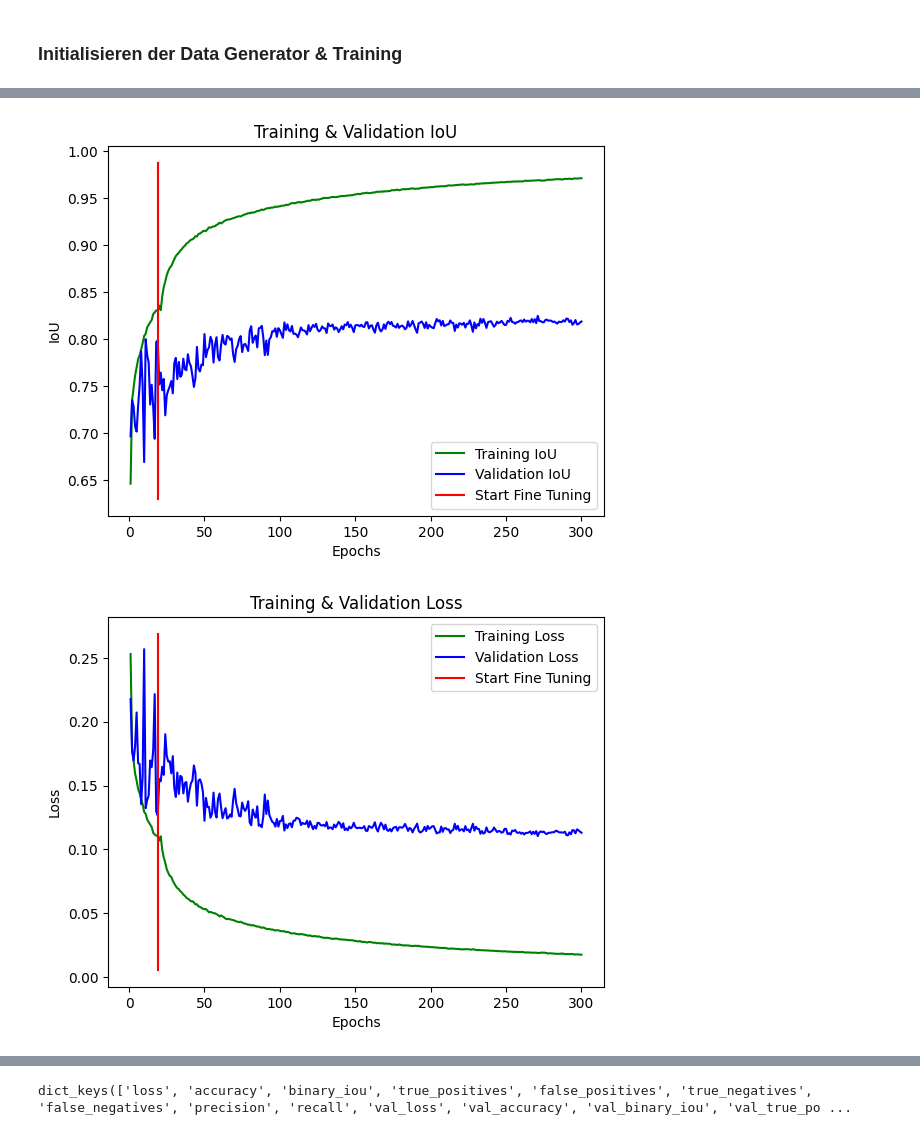
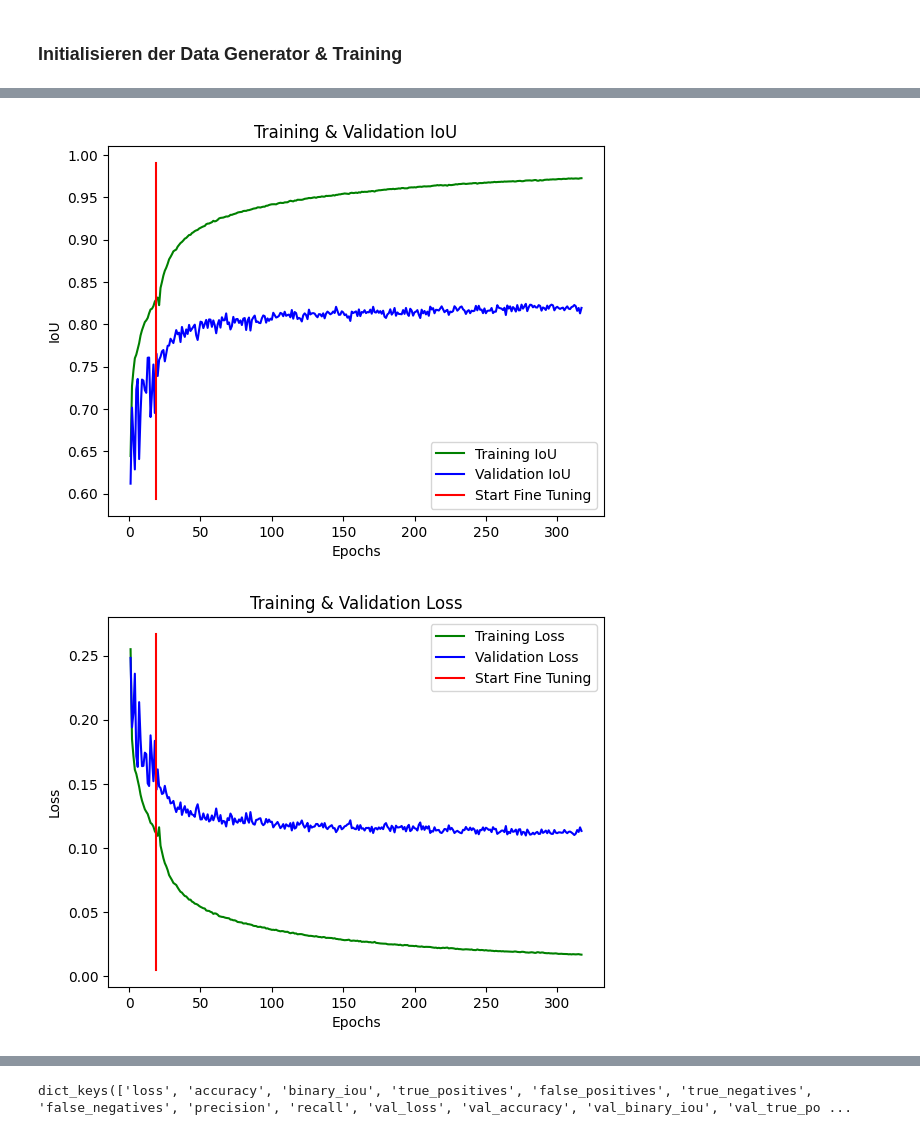
Before and after one commit to ManuelW663/Master_Wurzer, a Jupyter notebook: code/run_tensorflow.ipynb, the cells around one changed output, grey strips where cells are left out. Saved outputs shown, nothing was run; the diff lists cells and outputs as text; code cells hidden in the pictures.

```diff
--- a/code/run_tensorflow.ipynb
+++ b/code/run_tensorflow.ipynb
@@ -460,7 +460,7 @@ def compile_model(unet, learning_rate):
     unet.compile(optimizer= optimizer, loss= loss, metrics= metrics)
 
 
-def get_callbacks(model_name, output_folder_prefix):
+def get_callbacks(model_name, output_folder_prefix, do_early_stop):
     checkpoint_path = f'../output/{output_folder_prefix}_checkpoints/{model_name}'
     logger_path = f'../output/{output_folder_prefix}_logger/{model_name}'
 
@@ -478,6 +478,17 @@ def get_callbacks(model_name, output_folder_prefix):
 
     callbacks = [checkpoint_callback, history_logger]
 
+    if do_early_stop:
+        early_stop =  tf.keras.callbacks.EarlyStopping(
+                    monitor='val_binary_iou',
+                    min_delta=0,
+                    patience=40,
+                    verbose=1,
+                    mode='max',
+                    )
+
+        callbacks.append(early_stop)
+
     return callbacks
 # %% [markdown]
 ### Versuchsreihe Freeze-From
@@ -722,10 +733,11 @@ FT_train_first_layer = True
 
 initial_epochs = 20
 fine_tune_epochs = 480
+total_epochs = initial_epochs + fine_tune_epochs
 
-early_stop = False
+early_stop = True
 
-model_name = f'Final_{pretrained_weights}_rgbDrop_{rgb_drop}_earlyStop_{early_stop}_e{initial_epochs + fine_tune_epochs}'
+model_name = f'Final_{pretrained_weights}_rgbDrop_{rgb_drop}_earlyStop_{early_stop}_e{total_epochs}'
 
 # Präfix der checkpoint und logger Ordner im Verzeichnis
 output_folder_prefix = 'final_runs'
@@ -763,7 +775,7 @@ test_data_generator = CustomDataGenerator(
     msk_directory = f'../data/Potsdam/{patch_size}_patches/split_folders{training_split}/test/masks'
 )
 
-callbacks = get_callbacks(model_name, output_folder_prefix)
+callbacks = get_callbacks(model_name, output_folder_prefix, early_stop)
 
 start = time()
 
@@ -804,7 +816,7 @@ history_fine = unet.fit(train_data_generator,
                         validation_data= val_data_generator,
                         callbacks= callbacks,
                         epochs= total_epochs,
-                        initial_epoch= model_history.epoch[-1])
+                        initial_epoch= initial_epochs)
 
 training_time = time() - start
 # %% [output]
@@ -873,7 +881,7 @@ eval_out = unet.evaluate(test_data_generator)
 with open('../output/final_runs.csv', 'a') as f_object:
     row = []
 
-    row.append(model_name + "_300e")
+    row.append(model_name)
 
     for x in eval_out:
         row.append(x)
@@ -901,8 +909,8 @@ epochs = range(1, len(val_iou)+1)
 
 #plt.plot(epochs, acc, 'y', label= 'Training accuracy')
 #plt.plot(epochs, val_acc, 'r', label= 'Validation accuracy')
-plt.plot(epochs[0:300], iou[0:300], 'g', label= 'Training IoU')
-plt.plot(epochs[0:300], val_iou[0:300], 'b', label= 'Validation IoU')
+plt.plot(epochs[0:(len(val_iou) - 1)], iou[0:(len(val_iou) - 1)], 'g', label= 'Training IoU')
+plt.plot(epochs[0:(len(val_iou) - 1)], val_iou[0:(len(val_iou) - 1)], 'b', label= 'Validation IoU')
 
 plt.plot([initial_epochs-1,initial_epochs-1], plt.ylim(), 'r', label='Start Fine Tuning')
 
@@ -914,7 +922,7 @@ plt.legend()
 
 if not os.path.isdir(f'../output/plots/{model_name}'):
     os.makedirs(f'../output/plots/{model_name}')
-plt.savefig(f'../output/plots/{model_name}/iou_{model_name}.png', bbox_inches='tight', dpi= 500)
+plt.savefig(f'../output/plots/IoU/iou_{model_name}.png', bbox_inches='tight', dpi= 500)
 
 plt.show()
 # %% [output]
@@ -922 +930 @@ plt.show()
-[figure, old version]
+[figure, new version]
@@ -940,8 +935,8 @@ loss += history_fine.history['loss']
 val_loss = model_history.history['val_loss']
 val_loss += history_fine.history['val_loss']
 
-plt.plot(epochs[0:300], loss[0:300], 'g', label= 'Training Loss')
-plt.plot(epochs[0:300], val_loss[0:300], 'b', label= 'Validation Loss')
+plt.plot(epochs[0:(len(val_iou) - 1)], loss[0:(len(val_iou) - 1)], 'g', label= 'Training Loss')
+plt.plot(epochs[0:(len(val_iou) - 1)], val_loss[0:(len(val_iou) - 1)], 'b', label= 'Validation Loss')
 
 plt.plot([initial_epochs-1,initial_epochs-1], plt.ylim(), 'r', label='Start Fine Tuning')
 
@@ -952,11 +947,11 @@ plt.legend()
 
 if not os.path.isdir(f'../output/plots/{model_name}'):
     os.makedirs(f'../output/plots/{model_name}')
-plt.savefig(f'../output/plots/{model_name}/loss_{model_name}.png', bbox_inches='tight', dpi= 500)
+plt.savefig(f'../output/plots/Loss/loss_{model_name}.png', bbox_inches='tight', dpi= 500)
 
 plt.show()
 # %% [output]
-[figure, old version]
+[figure, new version]
 # %%
 #checkpoint_path = f'../output/{output_folder_prefix}_checkpoints/{model_name}'
 
```
Also changed, not shown: parts of 7 cells of this notebook.
